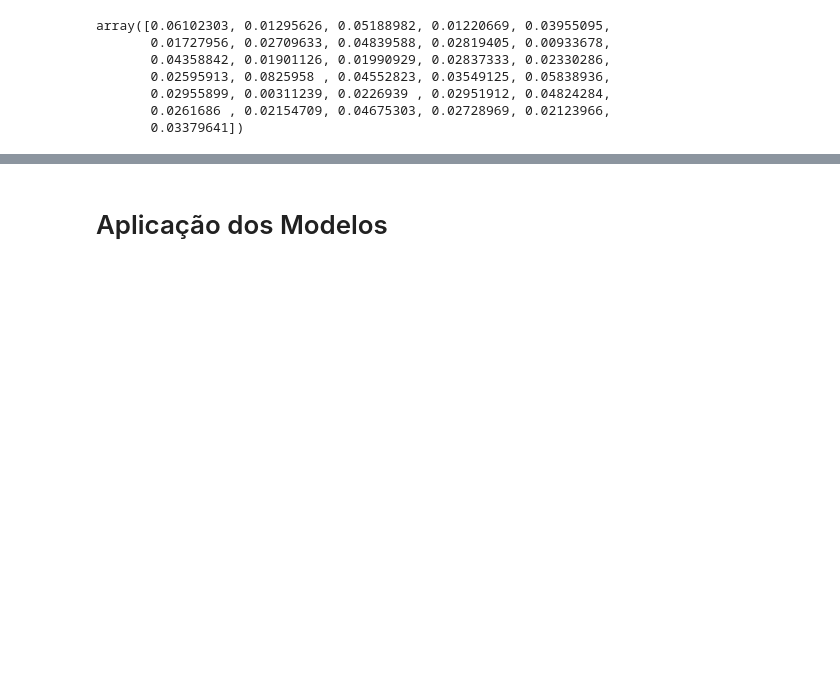
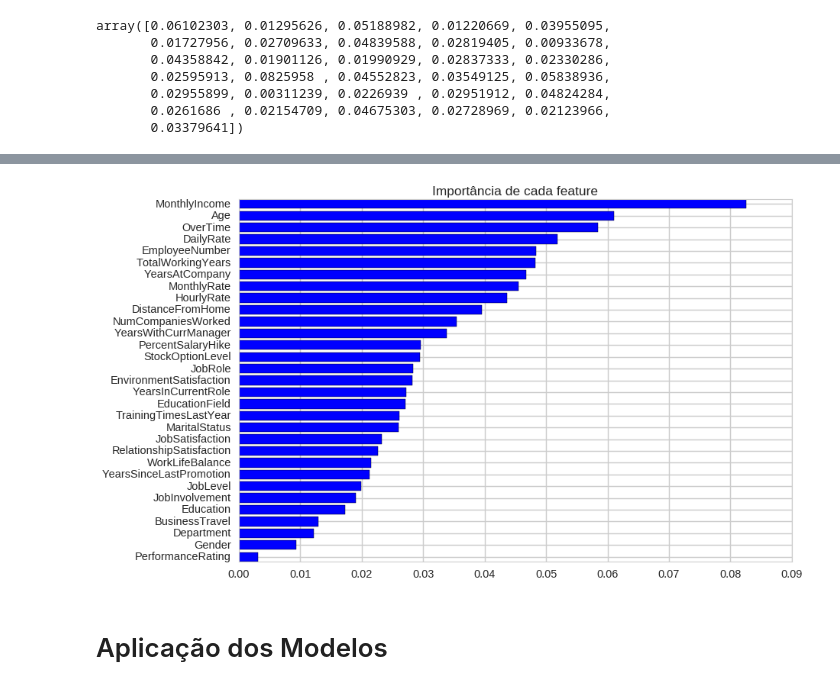
Before and after one commit to RHero-UFRPE/RHero-ML, a Jupyter notebook: Pré_processamento_e_Aplicação_dos_modelos.ipynb, the cells around one changed output, grey strips where cells are left out. Drawn from its saved outputs; the diff is of its cells as text; code cells hidden in the pictures; blank space fills up the shorter version.

```diff
--- a/Pré_processamento_e_Aplicação_dos_modelos.ipynb
+++ b/Pré_processamento_e_Aplicação_dos_modelos.ipynb
@@ -245,0 +221,8 @@ YearsWithCurrManager : 0.0337964119986403
+# %%
+listaLabel = []
+listaValores = []
+for item in sorted(dic, key = dic.get):
+    listaLabel.append(item)
+    listaValores.append(dic[item])
+for i in range(len(listaLabel)):
+  print(listaLabel[i]+" => "+str(listaValores[i]))
@@ -246,3 +247,10 @@ YearsWithCurrManager : 0.0337964119986403
+# %%
+plt.barh(listaLabel,listaValores,align='center', color = "blue")
+plt.rcParams['figure.figsize'] = (10,5)
+plt.title('Importância de cada feature')
+plt.show()
+# %% [output]
+[figure, added]
 # %% [markdown]
 # Aplicação dos Modelos
 # %% [markdown]
```
Also changed, not shown: parts of 8 cells of this notebook.
